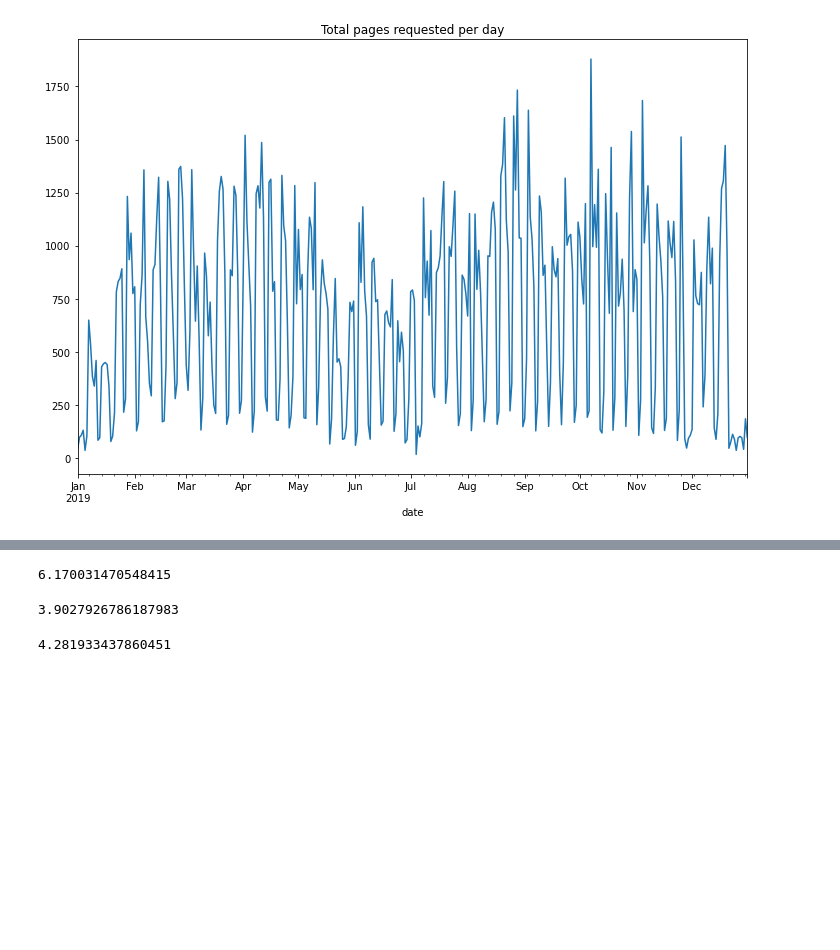
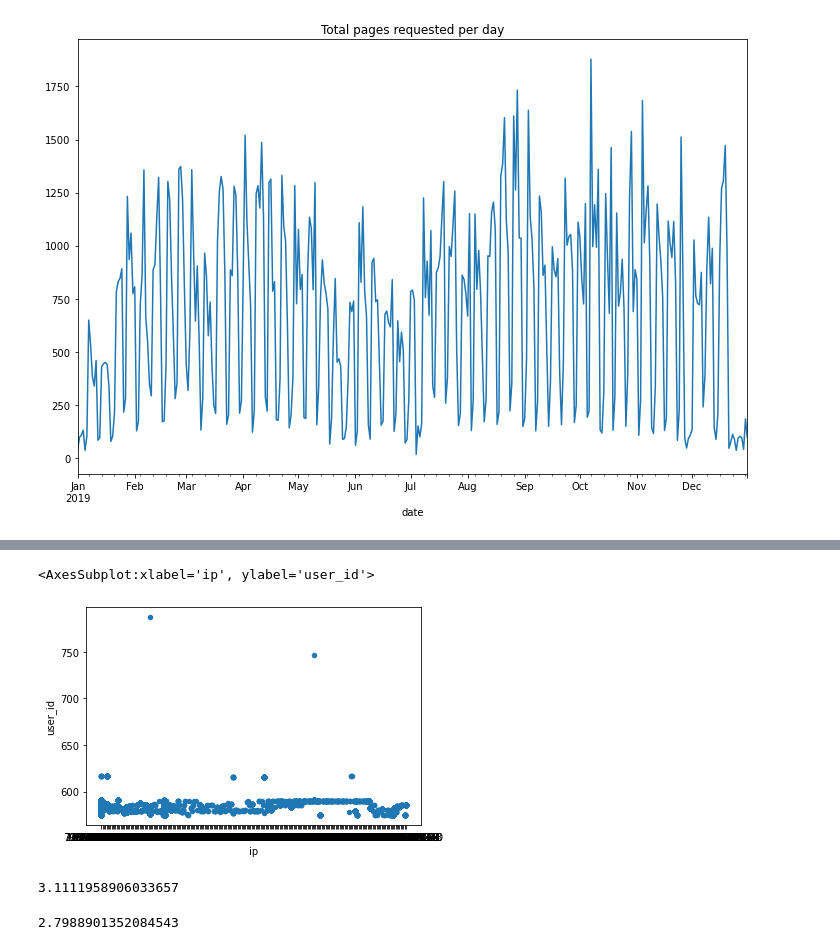
Before and after one commit to george887/anomaly-detection-exercises, a Jupyter notebook: time_series_anomaly_detection.ipynb, the cells around one changed output, grey strips where cells are left out. Saved outputs shown, nothing was run; the diff lists cells and outputs as text; code cells hidden in the pictures; blank space fills up the shorter version.

```diff
--- a/time_series_anomaly_detection.ipynb
+++ b/time_series_anomaly_detection.ipynb
@@ -298,3 +310,8 @@ curie
+# %%
+curie.plot.scatter('ip','user_id')
+# %% [output]
+<AxesSubplot:xlabel='ip', ylabel='user_id'>
+[figure, added]
 # %%
 def compute_entropy(series):
     counts = series.value_counts()
@@ -304,15 +321,11 @@ def compute_entropy(series):
         value, counts = np.unique(series, return_counts=True)
         ent = entropy(counts, base=None)
     return ent
+# %%
+compute_entropy(curie.ip)
+# %% [output]
+3.1111958906033657
 # %%
-compute_entropy(df.user_id)
+compute_entropy(curie.user_id)
 # %% [output]
-6.170031470548415
+2.7988901352084543
-# %%
-compute_entropy(df.cohort_id)
-# %% [output]
-3.9027926786187983
-# %%
-compute_entropy(df.ip)
-# %% [output]
-4.281933437860451
```
Also changed, not shown: parts of 10 cells of this notebook, 2 other files.
